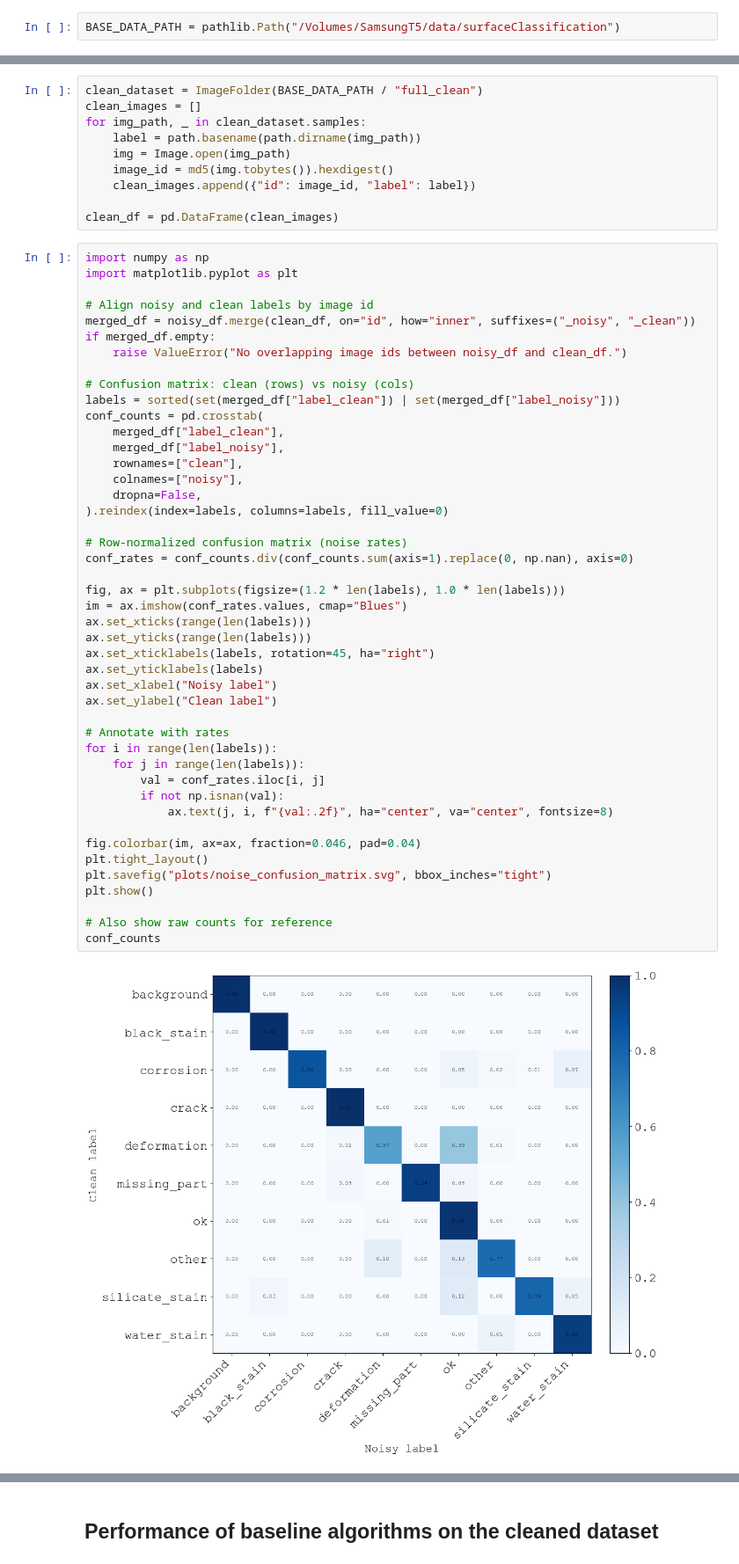
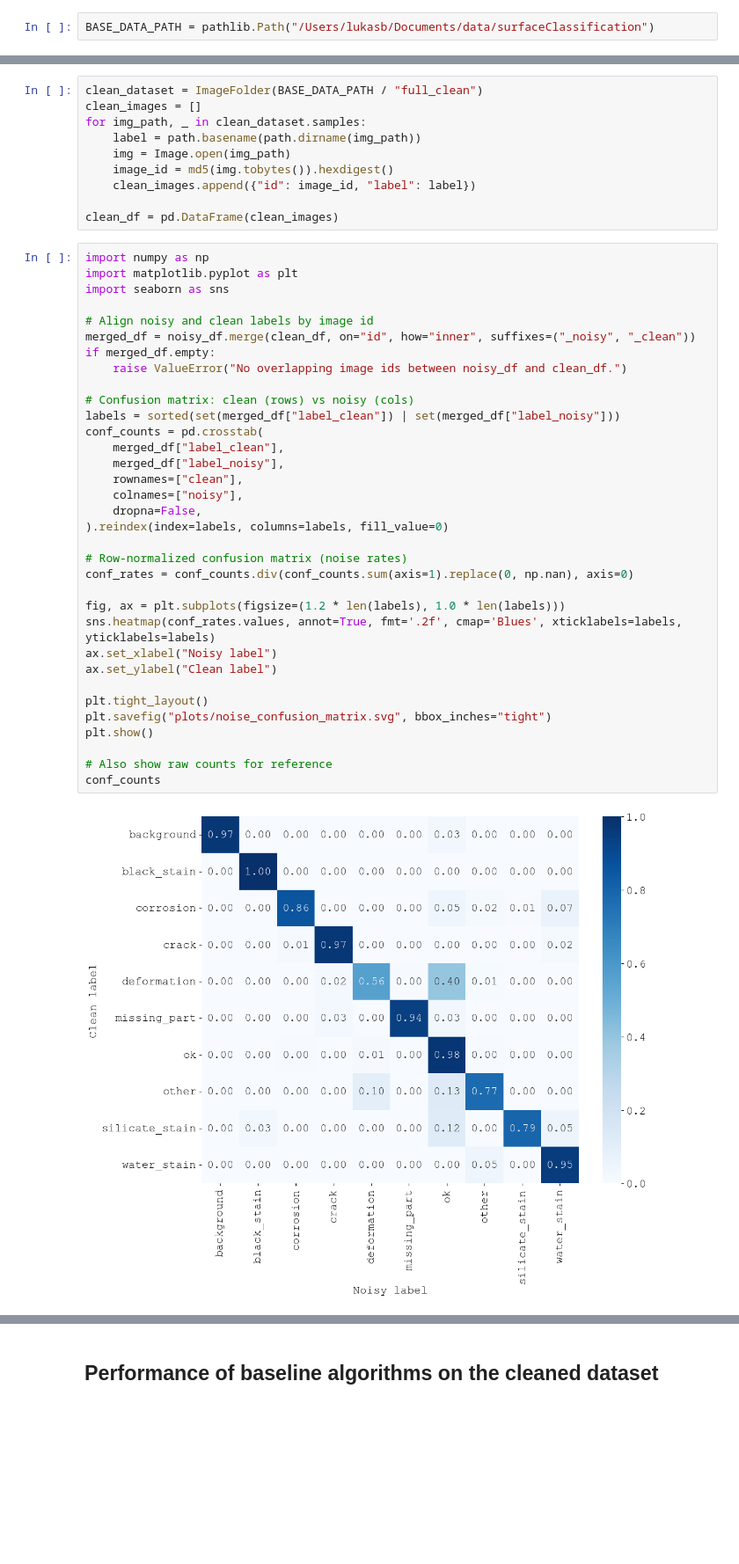
Before and after one commit to LukasBenner/NoisyLabelDefectDetection, a Jupyter notebook: notebooks/plots.ipynb, the cells around one changed output, grey strips where cells are left out. Shown at 88% size. Saved outputs shown, nothing was run; the diff lists cells and outputs as text; blank space fills up the shorter version.

```diff
--- a/notebooks/plots.ipynb
+++ b/notebooks/plots.ipynb
@@ -20,7 +20,7 @@ plt.rcParams.update({
     "figure.titlesize": 16
 })
 # %%
-BASE_DATA_PATH = pathlib.Path("/Volumes/SamsungT5/data/surfaceClassification")
+BASE_DATA_PATH = pathlib.Path("/Users/lukasb/Documents/data/surfaceClassification")
 # %% [markdown]
 # Baseline
 # %%
@@ -456,49 +420,38 @@ clean_df = pd.DataFrame(clean_images)
 # %%
 import numpy as np
 import matplotlib.pyplot as plt
+import seaborn as sns
 
 # Align noisy and clean labels by image id
 merged_df = noisy_df.merge(clean_df, on="id", how="inner", suffixes=("_noisy", "_clean"))
 if merged_df.empty:
     raise ValueError("No overlapping image ids between noisy_df and clean_df.")
 
 # Confusion matrix: clean (rows) vs noisy (cols)
 labels = sorted(set(merged_df["label_clean"]) | set(merged_df["label_noisy"]))
 conf_counts = pd.crosstab(
     merged_df["label_clean"],
     merged_df["label_noisy"],
     rownames=["clean"],
     colnames=["noisy"],
     dropna=False,
 ).reindex(index=labels, columns=labels, fill_value=0)
 
 # Row-normalized confusion matrix (noise rates)
 conf_rates = conf_counts.div(conf_counts.sum(axis=1).replace(0, np.nan), axis=0)
 
 fig, ax = plt.subplots(figsize=(1.2 * len(labels), 1.0 * len(labels)))
-im = ax.imshow(conf_rates.values, cmap="Blues")
-ax.set_xticks(range(len(labels)))
-ax.set_yticks(range(len(labels)))
-ax.set_xticklabels(labels, rotation=45, ha="right")
-ax.set_yticklabels(labels)
+sns.heatmap(conf_rates.values, annot=True, fmt='.2f', cmap='Blues', xticklabels=labels, yticklabels=labels)
 ax.set_xlabel("Noisy label")
 ax.set_ylabel("Clean label")
 
-# Annotate with rates
-for i in range(len(labels)):
-    for j in range(len(labels)):
-        val = conf_rates.iloc[i, j]
-        if not np.isnan(val):
-            ax.text(j, i, f"{val:.2f}", ha="center", va="center", fontsize=8)
-
-fig.colorbar(im, ax=ax, fraction=0.046, pad=0.04)
 plt.tight_layout()
 plt.savefig("plots/noise_confusion_matrix.svg", bbox_inches="tight")
 plt.show()
 
 # Also show raw counts for reference
 conf_counts
 # %% [output]
-[figure, old version]
+[figure, new version]
 | noisy | background | black_stain | corrosion | crack | deformation | missing_part | ok | other | ... |
 | clean |  |  |  |  |  |  |  |  | ... |
```
Also changed, not shown: parts of 11 cells of this notebook, 18 other files.
